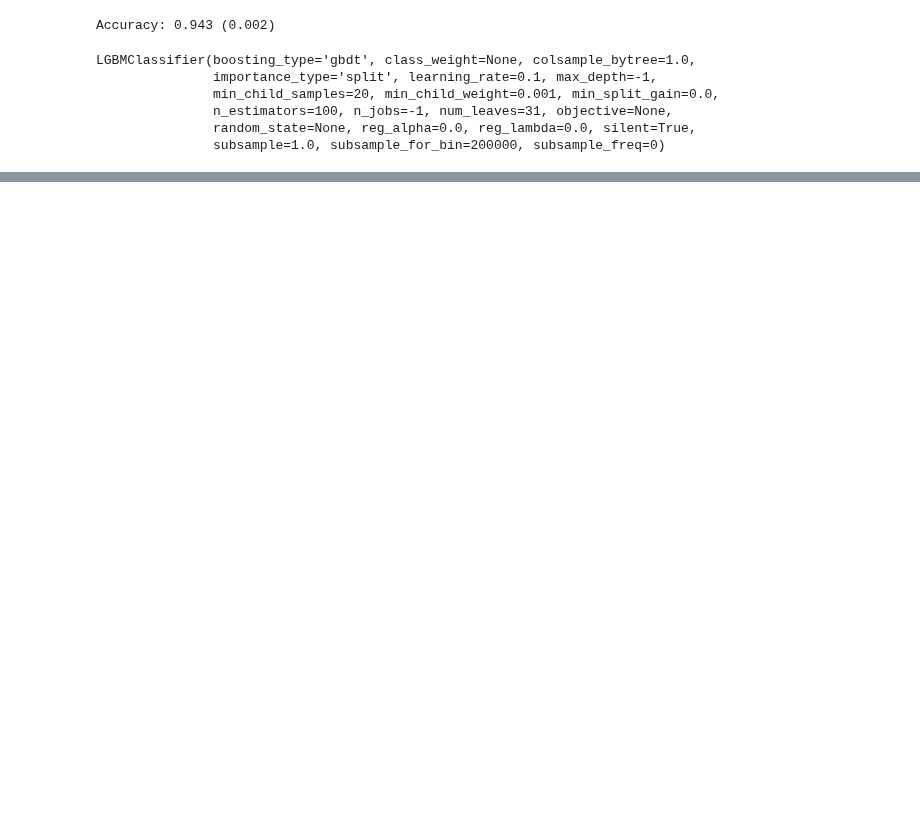
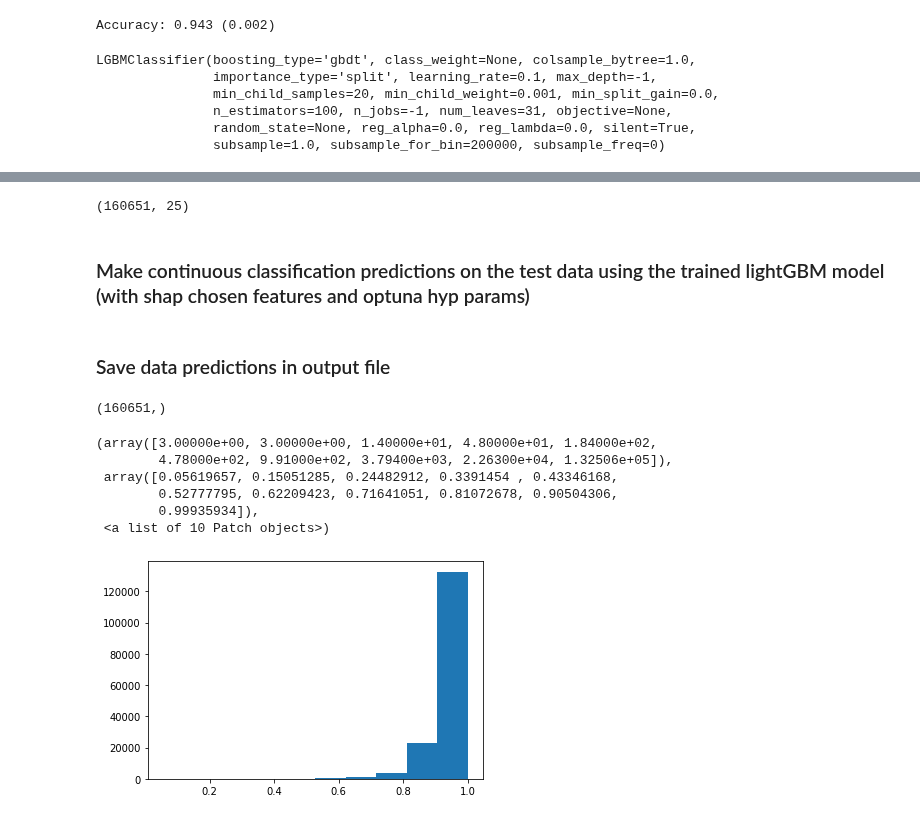
Before and after one commit to nohg/AML-small-project, a Jupyter notebook: TreesClassification.ipynb, the cells around one changed output, grey strips where cells are left out. Saved outputs shown, nothing was run; the diff lists cells and outputs as text; code cells hidden in the pictures; blank space fills up the shorter version.

Commit message:
predictproba for test data

```diff
--- a/TreesClassification.ipynb
+++ b/TreesClassification.ipynb
@@ -44,9 +45,13 @@ all_variables = ['actualInteractionsPerCrossing', 'averageInteractionsPerCrossin
 Finally, we divide the training data into data (`X`) and labels (`y`)
 # %%
 X = train[all_variables]
+X_test = test[all_variables]
 y = train['Truth']
 
 print (f'Shape of X: {X.shape}')
+print (f'Shape of X_test: {X_test.shape}')
+
+
 print (f'Shape of y: {y.shape}')
 # %% [output]
 Shape of X: (162500, 160)
@@ -90,9 +96,12 @@ No nulls
 ### Scale the data
 # %%
 transformed_X = deepcopy(X)
+transformed_X_test = deepcopy(X_test)
 # This loop transforms every variable _independently_
 for variable in X.columns:
-    transformed_X[variable] = RobustScaler().fit_transform(np.array(transformed_X[variable]).reshape(-1,1))
+    scaler = RobustScaler().fit(np.array(transformed_X[variable]).reshape(-1,1))
+    transformed_X[variable] = scaler.transform(np.array(transformed_X[variable]).reshape(-1,1))
+    transformed_X_test[variable] = scaler.transform(np.array(transformed_X_test[variable]).reshape(-1,1))
 # %% [markdown]
 ### Select k Best features
 # %%
@@ -524,0 +534,25 @@ LGBMClassifier(boosting_type='gbdt', class_weight=None, colsample_bytree=1.0,
+# %%
+transformed_X_test_25 = transformed_X_test.iloc[:,top_25_features.index]
+transformed_X_test_25.shape
+# %% [output]
+(160651, 25)
+# %% [markdown]
+### Make continuous classification predictions on the test data using the trained lightGBM model (with shap chosen features and optuna hyp params)
+# %%
+lightGBM_test_predictions = model.predict_proba(transformed_X_test_25)[:,0]
+# %% [markdown]
+### Save data predictions in output file
+# %%
+lightGBM_test_predictions.shape
+# %% [output]
+(160651,)
+# %%
+plt.hist(lightGBM_test_predictions)
+# %% [output]
+(array([3.00000e+00, 3.00000e+00, 1.40000e+01, 4.80000e+01, 1.84000e+02,
+        4.78000e+02, 9.91000e+02, 3.79400e+03, 2.26300e+04, 1.32506e+05]),
+ array([0.05619657, 0.15051285, 0.24482912, 0.3391454 , 0.43346168,
+        0.52777795, 0.62209423, 0.71641051, 0.81072678, 0.90504306,
+        0.99935934]),
+ <a list of 10 Patch objects>)
+[figure, added]
```
Also changed, not shown: parts of 6 cells of this notebook.
